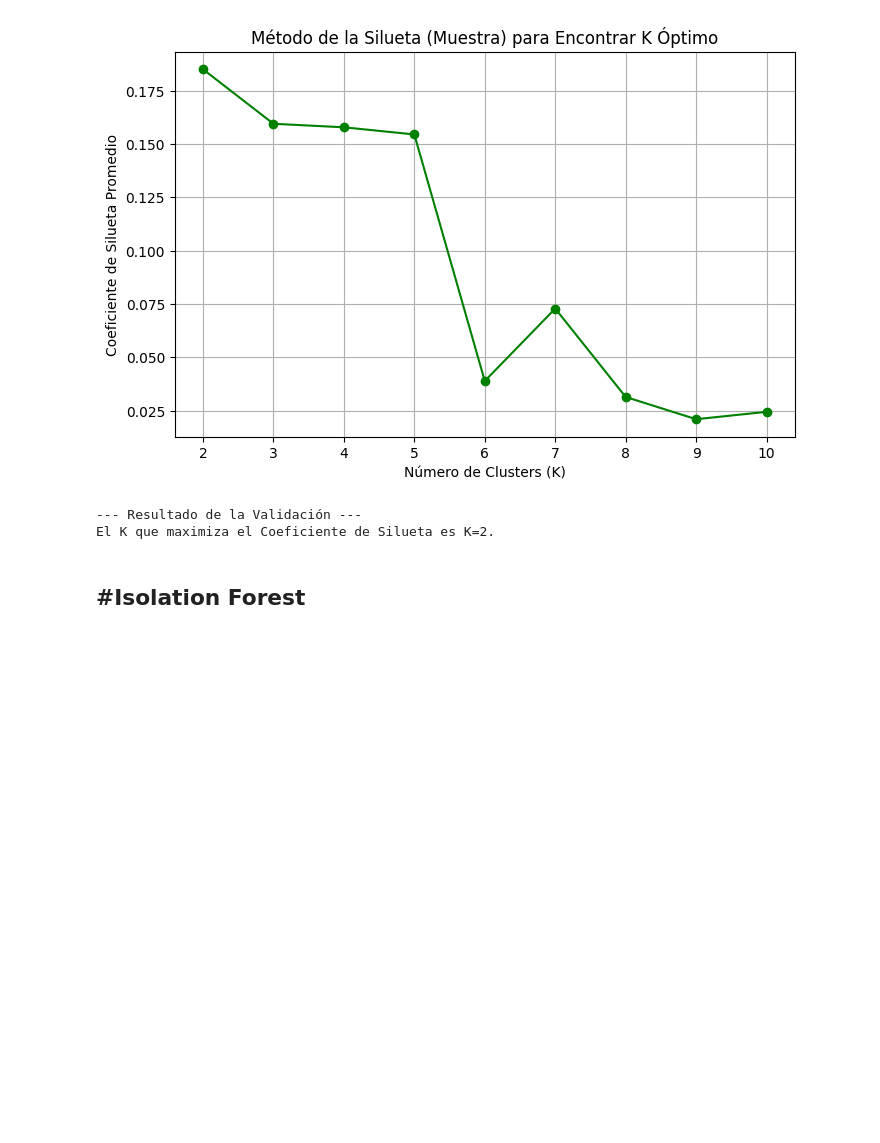
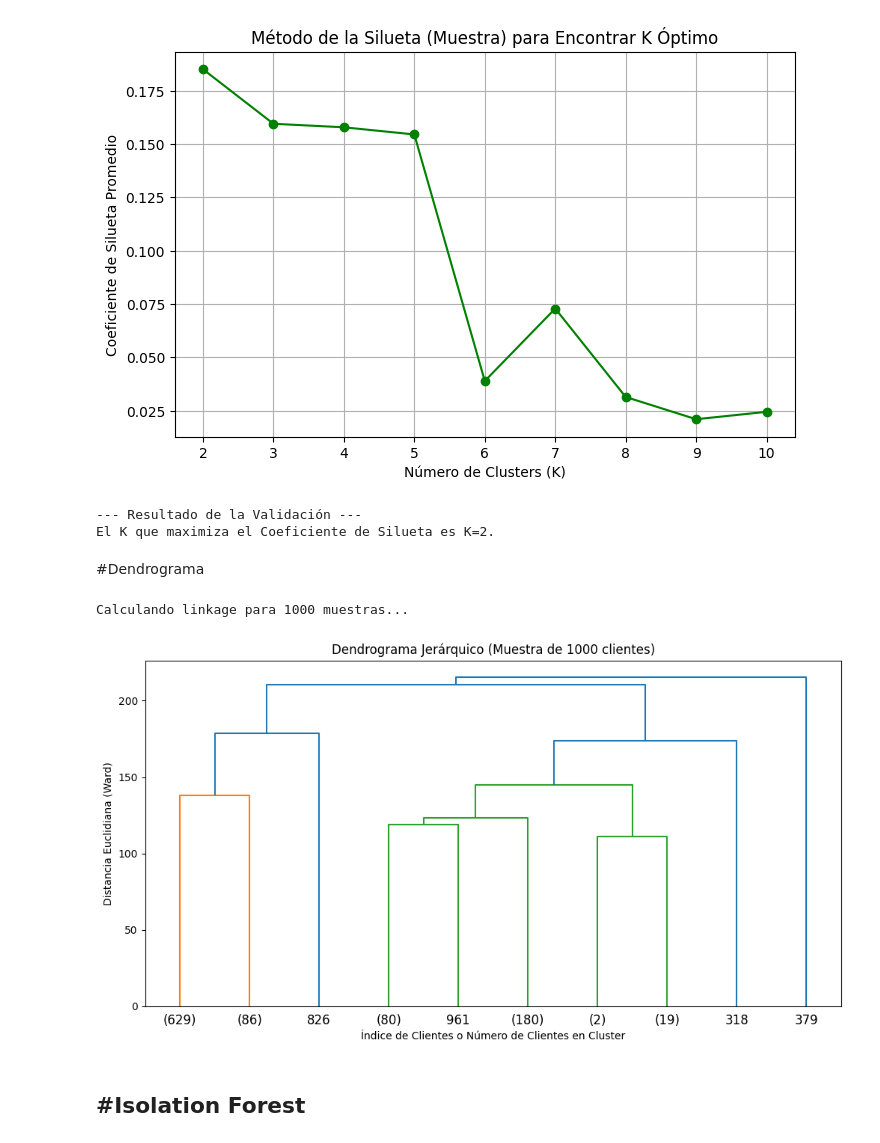
Before and after one commit to rbrandenberg-art/ML_Rhudy_B, a Jupyter notebook: EA3/EA3.ipynb, the cells around one changed output. Drawn from its saved outputs; the diff is of its cells as text; code cells hidden in the pictures; blank space fills up the shorter version.

Commit message:
Se agrego el dendrograma

```diff
--- a/EA3/EA3.ipynb
+++ b/EA3/EA3.ipynb
@@ -386,6 +387,42 @@ K=10 | Coeficiente de Silueta: 0.0244
 [figure]
 --- Resultado de la Validación ---
 El K que maximiza el Coeficiente de Silueta es K=2.
+# %% [markdown]
+#Dendrograma
+# %%
+# X es el DataFrame reducido por PCA (df_pca_final)
+# Se necesita una muestra MUY pequeña para el dendrograma (ej., 1000 clientes)
+SAMPLE_SIZE = 1000
+X_dendro_sample = pd.DataFrame(X).sample(n=SAMPLE_SIZE, random_state=42).values
+
+print(f"Calculando linkage para {SAMPLE_SIZE} muestras...")
+
+# 1. Calcular la matriz de linkage (la forma en que se unen los clusters)
+# Método: 'ward' minimiza la varianza dentro de cada cluster.
+# Métrica: 'euclidean' (distancia euclidiana).
+linked = linkage(X_dendro_sample, method='ward', metric='euclidean')
+
+# 2. Generar el Dendrograma
+plt.figure(figsize=(12, 6))
+
+# Dibujar el dendrograma. truncate_mode='lastp' muestra solo los últimos 10 clusters formados.
+dendrogram(
+    linked,
+    orientation='top',
+    labels=np.array(range(SAMPLE_SIZE)),
+    distance_sort='descending',
+    show_leaf_counts=True,
+    truncate_mode='lastp',
+    p=10 # Mostrar solo 10 clusters principales
+)
+
+plt.title('Dendrograma Jerárquico (Muestra de 1000 clientes)')
+plt.xlabel('Índice de Clientes o Número de Clientes en Cluster')
+plt.ylabel('Distancia Euclidiana (Ward)')
+plt.show()
+# %% [output]
+Calculando linkage para 1000 muestras...
+[figure, added]
 # %% [markdown]
 #Isolation Forest
 ---
```
Also changed, not shown: parts of 2 cells of this notebook, 1 other file.
